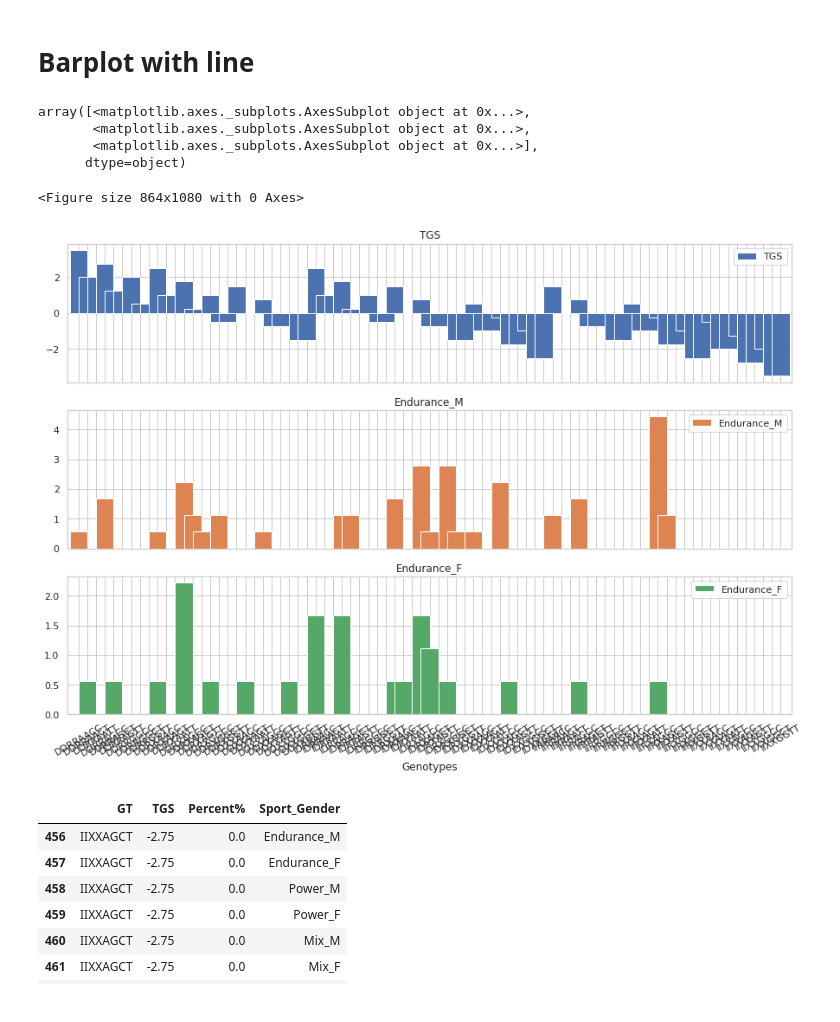
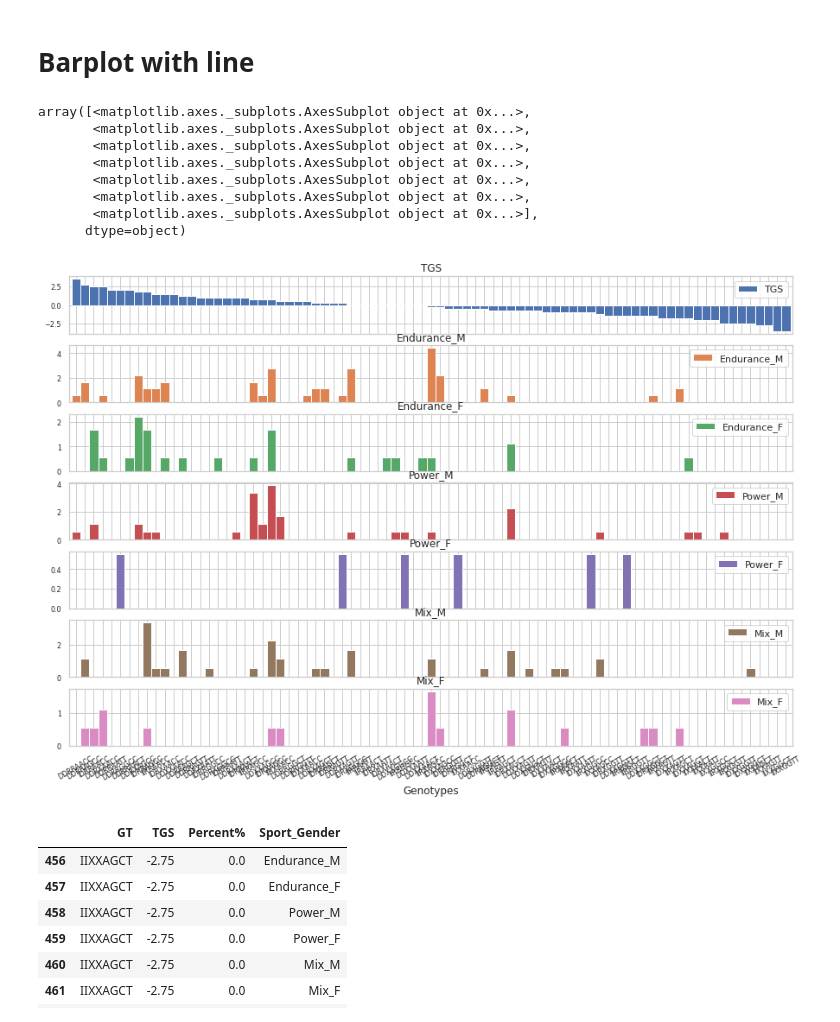
Before and after one commit to erinijapranckeviciene/ppolygenic, a Jupyter notebook: ppolygenic.ipynb, the cells around one changed output. Drawn from its saved outputs; the diff is of its cells as text; code cells hidden in the pictures.

```diff
--- a/ppolygenic.ipynb
+++ b/ppolygenic.ipynb
@@ -447,6 +447,7 @@ df_merged = reduce(lambda  left,right: pd.merge(left,right,on=['Genotypes'], how
 df_merged.fillna(0, inplace=True)
 df_visualize=df_merged[['Genotypes','TGS','GTn_end_M','GTn_end_F','GTn_pow_M','GTn_pow_F','GTn_mix_M','GTn_mix_F']].copy()
 df_visualize.rename(columns={'GTn_end_M':'Endurance_M','GTn_end_F':'Endurance_F', 'GTn_pow_M':'Power_M','GTn_pow_F':'Power_F', 'GTn_mix_M':'Mix_M', 'GTn_mix_F':'Mix_F'}, inplace=True)
-df_visualize.head()
+df_visualize.sort_values(by=['TGS'],ascending=False, inplace=True)
+df_visualize.head(40)
 # %% [output]
 |  | Genotypes | TGS | Endurance_M | Endurance_F | Power_M | Power_F | Mix_M | Mix_F |
@@ -459,16 +471,19 @@ df_visualize.head()
 # Barplot with line
 # %%
 import matplotlib.pylab as plt
-plt.figure(figsize=(12,15))
-#plt.xticks(rotation=45)
-df_visualize[['TGS','Endurance_M','Endurance_F','Genotypes']].plot(kind='bar',x='Genotypes',figsize=(15,10),width=2, rot=30,subplots=True)
+
+#df_visualize[['TGS','Endurance_M','Endurance_F','Genotypes']].plot(kind='bar',x='Genotypes',figsize=(30,15),width=0.4, rot=60,subplots=True)
+df_visualize.plot(kind='bar',x='Genotypes',figsize=(15,10),width=1, rot=30,subplots=True,fontsize=8)
 # %% [output]
 array([<matplotlib.axes._subplots.AxesSubplot object at 0x...>,
+       <matplotlib.axes._subplots.AxesSubplot object at 0x...>,
+       <matplotlib.axes._subplots.AxesSubplot object at 0x...>,
+       <matplotlib.axes._subplots.AxesSubplot object at 0x...>,
+       <matplotlib.axes._subplots.AxesSubplot object at 0x...>,
        <matplotlib.axes._subplots.AxesSubplot object at 0x...>,
        <matplotlib.axes._subplots.AxesSubplot object at 0x...>],
       dtype=object)
-<Figure size 864x1080 with 0 Axes>
-[figure, old version]
+[figure, new version]
 # %%
 transformed=[]
 cnames=df_visualize.columns
```
Also changed, not shown: parts of 1 cell of this notebook.
